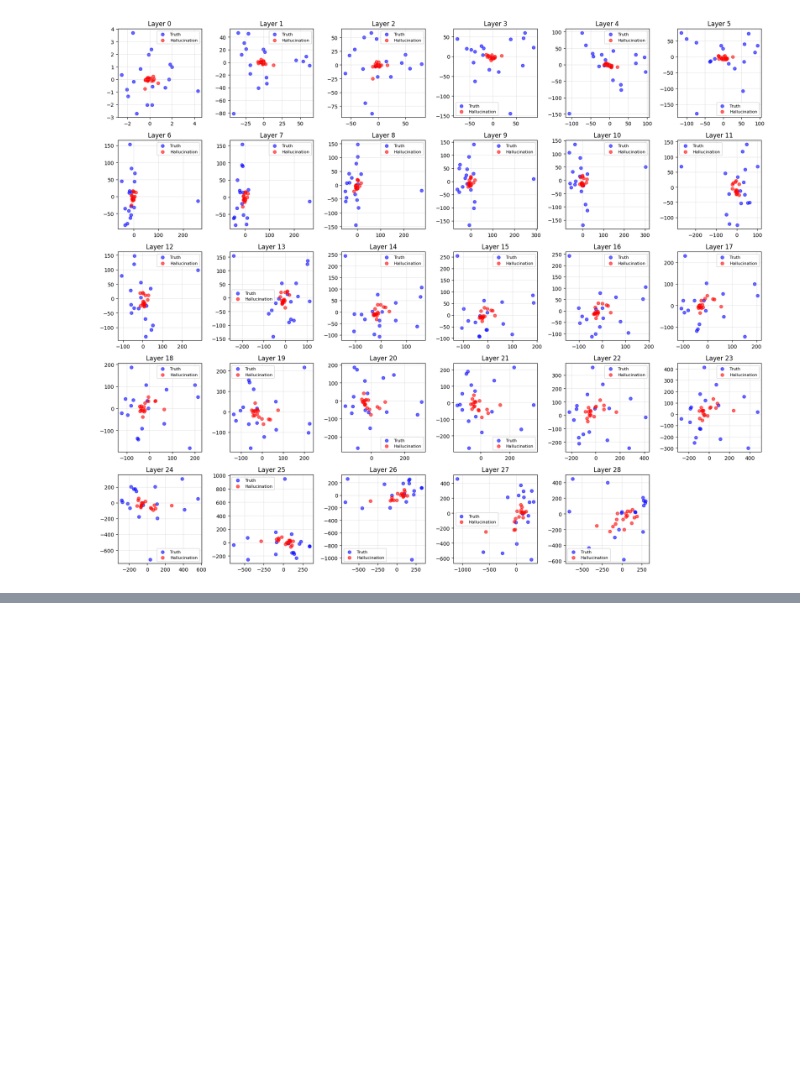
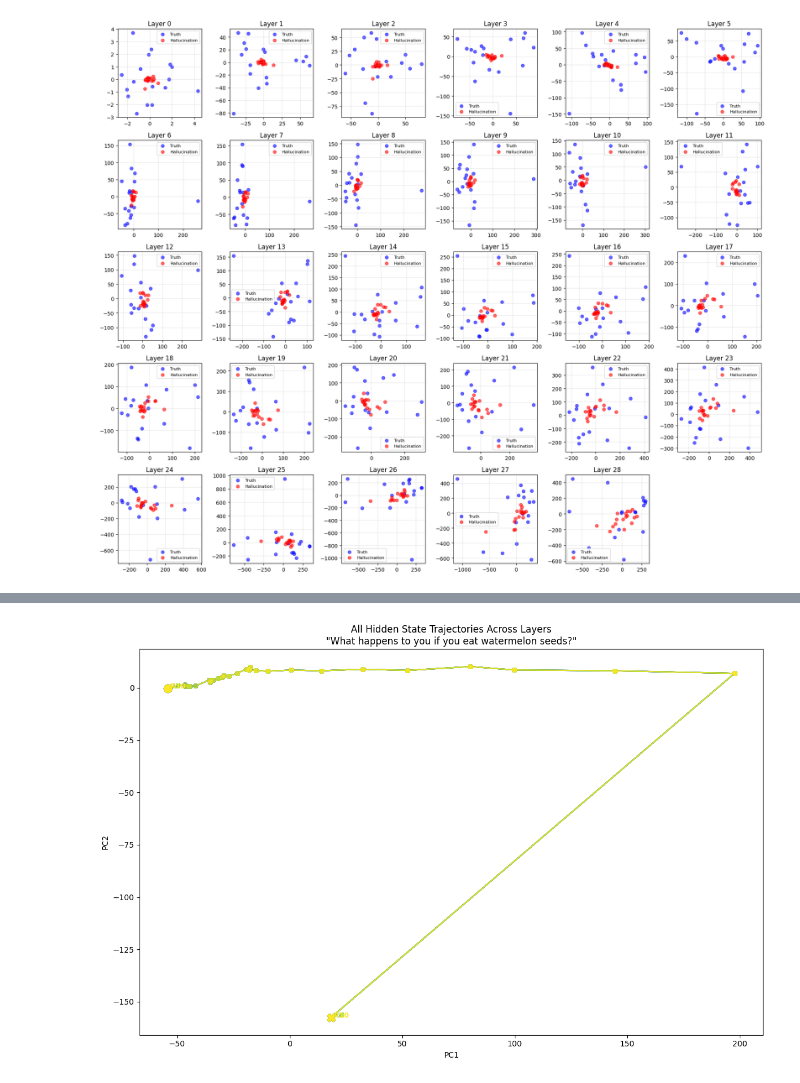
Before and after one commit to Exterminator11/hallucinations_arc, a Jupyter notebook: dev/whatDoHallucinationsLookLike.ipynb, the cells around one changed output, grey strips where cells are left out. Drawn from its saved outputs; the diff is of its cells as text; code cells hidden in the pictures; blank space fills up the shorter version.

```diff
--- a/dev/whatDoHallucinationsLookLike.ipynb
+++ b/dev/whatDoHallucinationsLookLike.ipynb
@@ -234,0 +646,45 @@ plt.show()
+# %%
+# ----------------------------------------------------------------
+# Plot 1: All trajectories overlaid
+# ----------------------------------------------------------------
+fig, ax = plt.subplots(figsize=(12, 8))
+cmap = plt.cm.viridis
+
+for i, traj_2d in enumerate(trajs_2d):
+    color = cmap(i / (k - 1))
+    ax.plot(*traj_2d.T, color=color, linewidth=1.5, alpha=0.7)
+
+    for layer in range(len(traj_2d)):
+        alpha = 0.2 + 0.8 * (layer / (len(traj_2d) - 1))
+        ax.scatter(*traj_2d[layer], color=color, alpha=alpha, s=30, zorder=4)
+
+    ax.scatter(*traj_2d[0], color=color, marker="o", s=100, zorder=5)
+    ax.scatter(*traj_2d[-1], color=color, marker="X", s=100, zorder=5)
+
+    # Label start and end
+    ax.text(
+        traj_2d[0, 0],
+        traj_2d[0, 1],
+        f" R{i+1}",
+        color=color,
+        fontsize=9,
+        fontweight="bold",
+        zorder=6,
+    )
+    ax.text(
+        traj_2d[-1, 0],
+        traj_2d[-1, 1],
+        f" R{i+1}",
+        color=color,
+        fontsize=9,
+        fontweight="bold",
+        zorder=6,
+    )
+
+ax.set_xlabel("PC1")
+ax.set_ylabel("PC2")
+ax.set_title(f'All Hidden State Trajectories Across Layers\n"{prompt}"')
+plt.tight_layout()
+plt.show()
+# %% [output]
+[figure, added]
```
Also changed, not shown: parts of 10 cells of this notebook, 14 other files.
